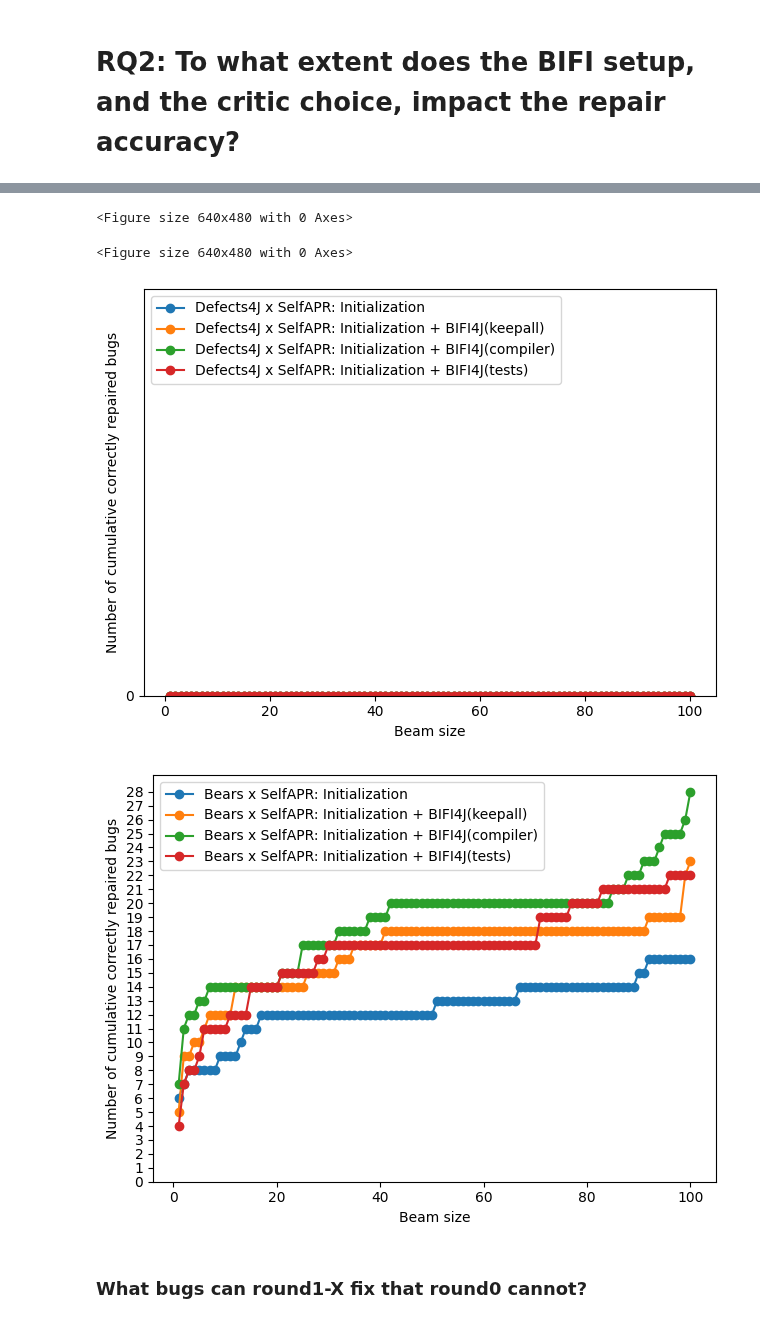
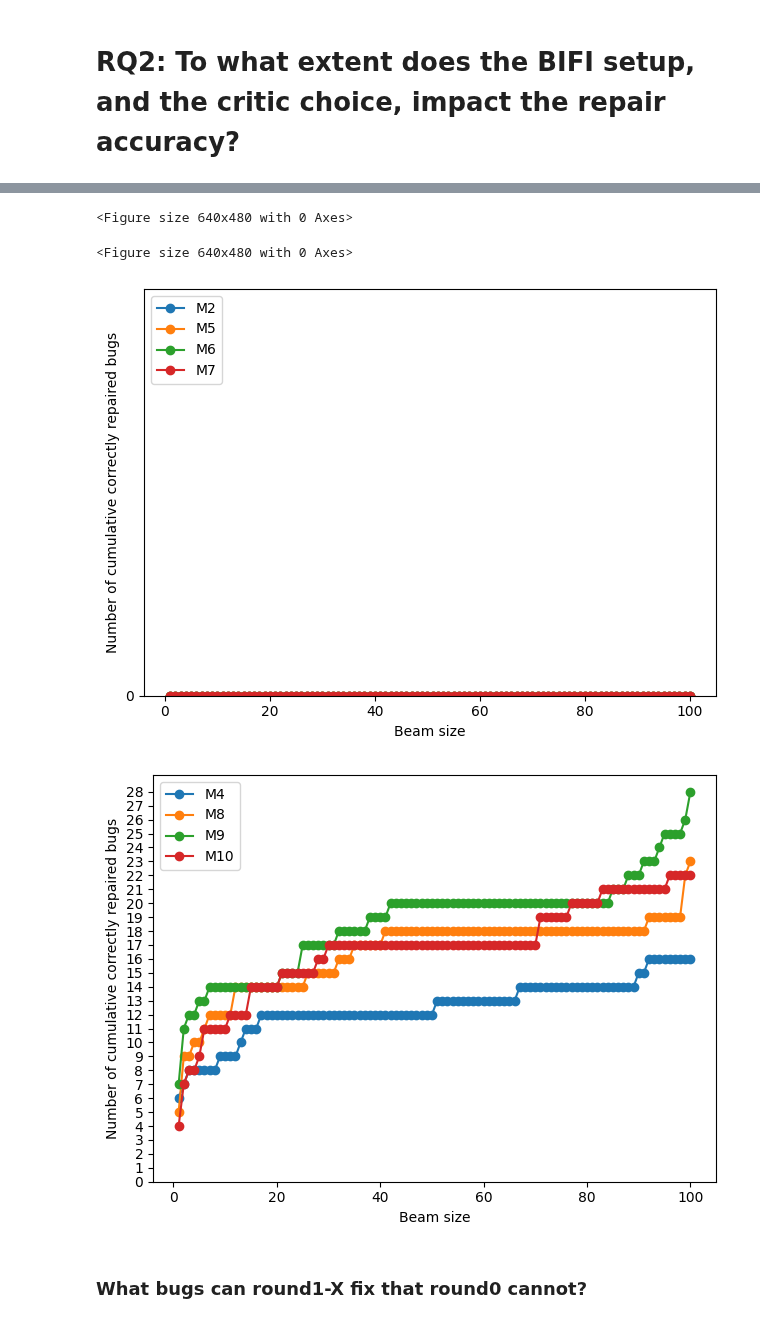
Before and after one commit to andre15silva/mufin, a Jupyter notebook: models_analysis.ipynb, the cells around one changed output, grey strips where cells are left out. Drawn from its saved outputs; the diff is of its cells as text; code cells hidden in the pictures.

```diff
--- a/models_analysis.ipynb
+++ b/models_analysis.ipynb
@@ -117,6 +135,8 @@ rounds = ["round0", "round1-nocritic", "round1-compiler", "round1-tests"]
 
 for ex in experiments:
     for ro in rounds:
+        if "buglab" in ex and ro != "round0":
+            continue
         ro_path = ro if ro == "round0" else "%s/part2" % ro
         bears_path_plausible = "/mnt/data/andre/mscthesis/experiments/%s/%s/fixer/eval_single_hunk_bears_bw_100.json" % (ex, ro_path)
         d4j_path_plausible = "/mnt/data/andre/mscthesis/experiments/%s/%s/fixer/eval_single_hunk_defects4j_bw_100.json" % (ex, ro_path)
@@ -161,10 +175,19 @@ table
 # RQ1: To what extent does the perturbation model choice impact the model's repair accuracy?
 # %%
 def get_rq1table_entry(model_label, tb, td):
-    return { "Model": model_label,
-             "Bears" : tb,
-             "Defects4J v2.0" : td
-           }
+    return {"Model": {
+            "" :   model_label[0]
+        },
+        "Training Configuration": {
+            "Dataset" : model_label[1],
+            "Perturbations" : model_label[2],
+            "Steps" : model_label[3]
+        },
+        "Testing":{
+            "Bears" : tb,
+            "Defects4J" : td
+        }
+   }
 # %%
 from os.path import exists
 
@@ -241,13 +267,13 @@ for ex in experiments:
     if exists(bears_path):
         tb = [int(get_number_test(read_eval_bears(bears_path), k).split("/")[0]) for k in top_k]
         plt.figure("bears")
-        plt.plot(top_k, tb, "-o", label=get_model_label(ex, "round0"))
+        plt.plot(top_k, tb, "-o", label=get_model_label(ex, "round0")[0])
         max_bears = max(max_bears, tb[-1])
 
     if exists(d4j_path):
         td = [int(get_number_test(read_eval_d4j(d4j_path), k).split("/")[0]) for k in top_k]
         plt.figure("defects4j")
-        plt.plot(top_k, td, "-o", label=get_model_label(ex, "round0"))
+        plt.plot(top_k, td, "-o", label=get_model_label(ex, "round0")[0])
         max_d4j = max(max_d4j, td[-1])
 
 plt.figure("bears")
@@ -412,10 +438,19 @@ Experiment: bears_selfapr
 # RQ2: To what extent does the BIFI setup, and the critic choice, impact the repair accuracy?
 # %%
 def get_rq2table_entry(model_label, tb, td):
-    return { "Model": model_label,
-             "Bears" : tb,
-             "Defects4J v2.0" : td
-           }
+    return {"Model": {
+            "" :   model_label[0]
+        },
+        "Training Configuration": {
+            "Dataset" : model_label[1],
+            "Perturbations" : model_label[2],
+            "Steps" : model_label[3]
+        },
+        "Testing":{
+            "Bears" : tb,
+            "Defects4J" : td
+        }
+   }
 # %%
 from os.path import exists
 
@@ -504,37 +542,37 @@ for ex in experiments:
         ro_path = ro if ro == "round0" else "%s/part2" % ro
         bears_path = "/mnt/data/andre/mscthesis/experiments/%s/%s/fixer/eval_single_hunk_bears_bw_100_analyzed.json" % (ex, ro_path)
         d4j_path = "/mnt/data/andre/mscthesis/experiments/%s/%s/fixer/eval_single_hunk_defects4j_bw_100_analyzed.json" % (ex, ro_path)
 
         if "defects4j" in ex:
             if exists(bears_path):
                 tb = [int(get_number_test(read_eval_bears(bears_path), k).split("/")[0]) for k in top_k]
                 plt.figure(ex)
-                plt.plot(top_k, tb, "-o", label=get_model_label(ex, ro))
+                plt.plot(top_k, tb, "-o", label=get_model_label(ex, ro)[0])
                 max_ex[ex] = max(max_ex[ex], tb[-1])
 
         if "bears" in ex:
             if exists(d4j_path):
                 td = [int(get_number_test(read_eval_d4j(d4j_path), k).split("/")[0]) for k in top_k]
                 plt.figure(ex)
-                plt.plot(top_k, td, "-o", label=get_model_label(ex, ro))
+                plt.plot(top_k, td, "-o", label=get_model_label(ex, ro)[0])
                 max_ex[ex] = max(max_ex[ex], td[-1])
 
 for ex in experiments:
     plt.figure(ex)
     plt.legend(loc="upper left")
     plt.xlabel("Beam size")
     plt.ylabel("Number of cumulative correctly repaired bugs")
     plt.ylim(bottom=0)
     plt.yticks(range(0,max_ex[ex]+1))
     plt.tight_layout()
     plt.savefig("./results/rq2/repair_accuracy_%s.svg" % ex)
 
 plt.show()
 # %% [output]
 <Figure size 640x480 with 0 Axes>
 <Figure size 640x480 with 0 Axes>
-[figure, old version]
+[figure, new version]
-[figure, old version]
+[figure, new version]
 # %% [markdown]
 ### What bugs can round1-X fix that round0 cannot?
 # %%
```
Also changed, not shown: parts of 11 cells of this notebook, 16 other files.
